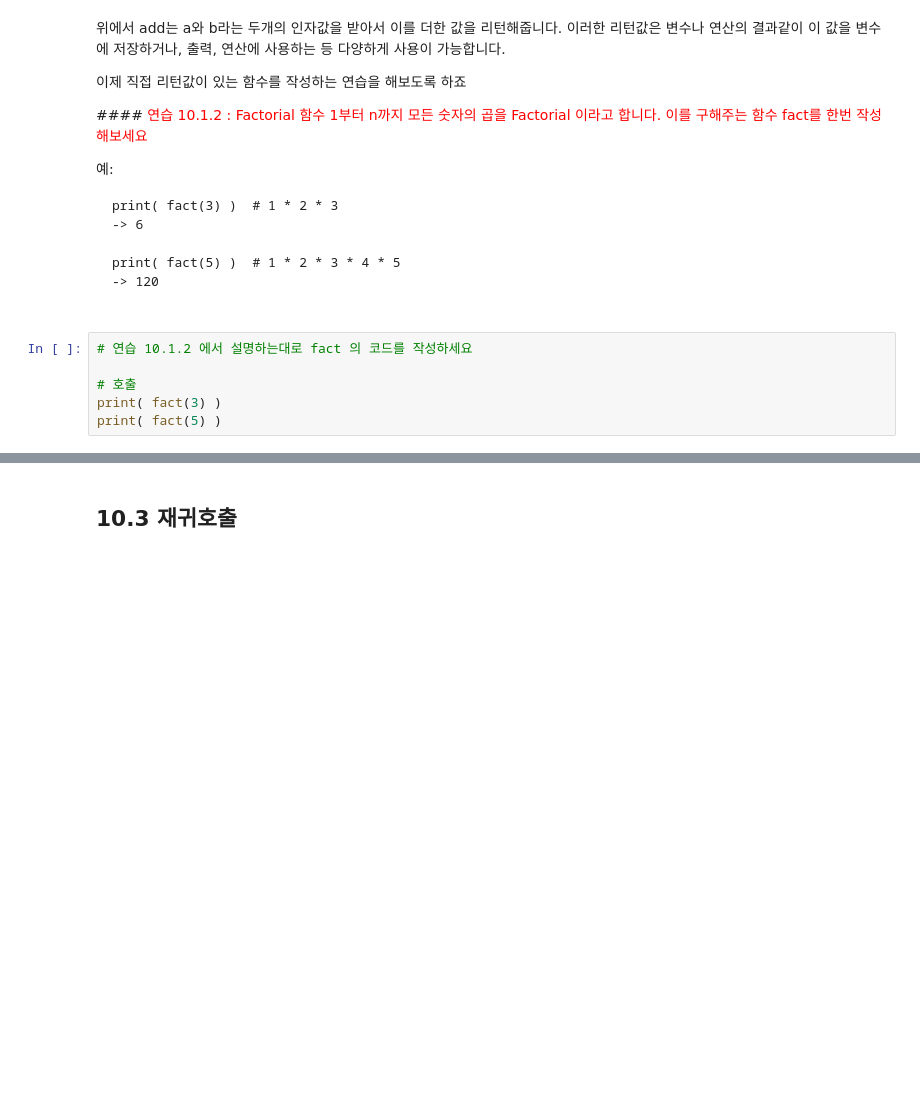
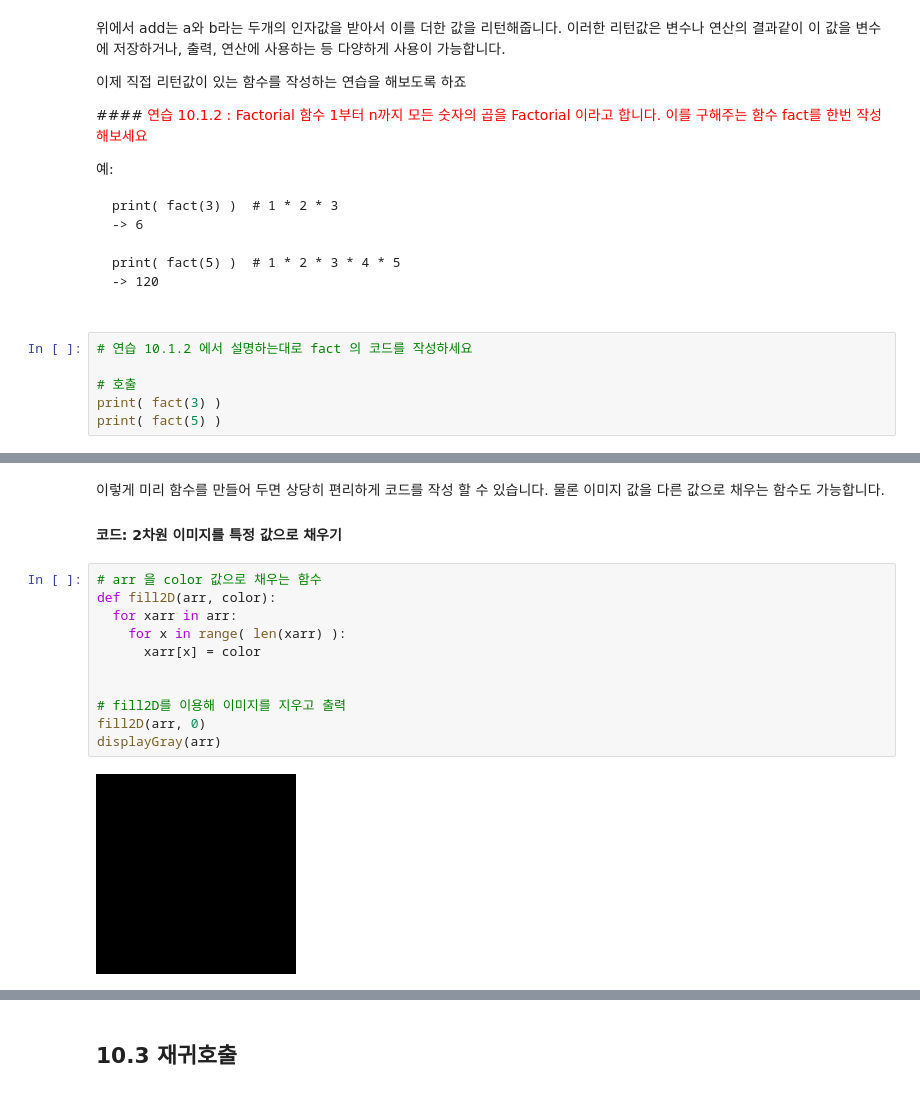
Before and after one commit to decoz/pyclass, a Jupyter notebook: 10_function.ipynb, the cells around one changed output, grey strips where cells are left out. Cells and saved outputs as stored; diff of their text form; blank space fills up the shorter version.

```diff
--- a/10_function.ipynb
+++ b/10_function.ipynb
@@ -219,0 +269,17 @@ print(uni_str("this is good day"))
+# %% [markdown]
+이렇게 미리 함수를 만들어 두면 상당히 편리하게 코드를 작성 할 수 있습니다.  물론 이미지 값을 다른 값으로 채우는 함수도 가능합니다.
+
+#### 코드: 2차원 이미지를 특정 값으로 채우기
+# %%
+# arr 을 color 값으로 채우는 함수
+def fill2D(arr, color):
+  for xarr in arr:
+    for x in range( len(xarr) ):
+      xarr[x] = color
+
+
+# fill2D를 이용해 이미지를 지우고 출력
+fill2D(arr, 0)
+displayGray(arr)
+# %% [output]
+[figure, added]
```
Also changed, not shown: parts of 26 cells of this notebook.
